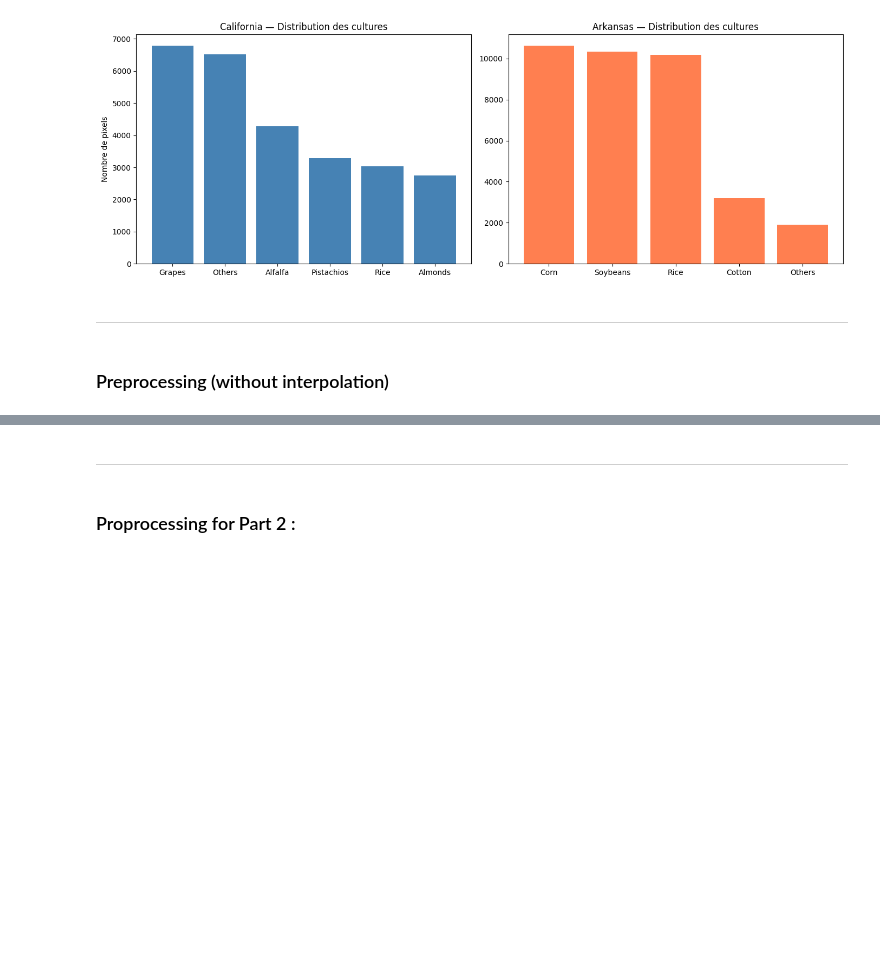
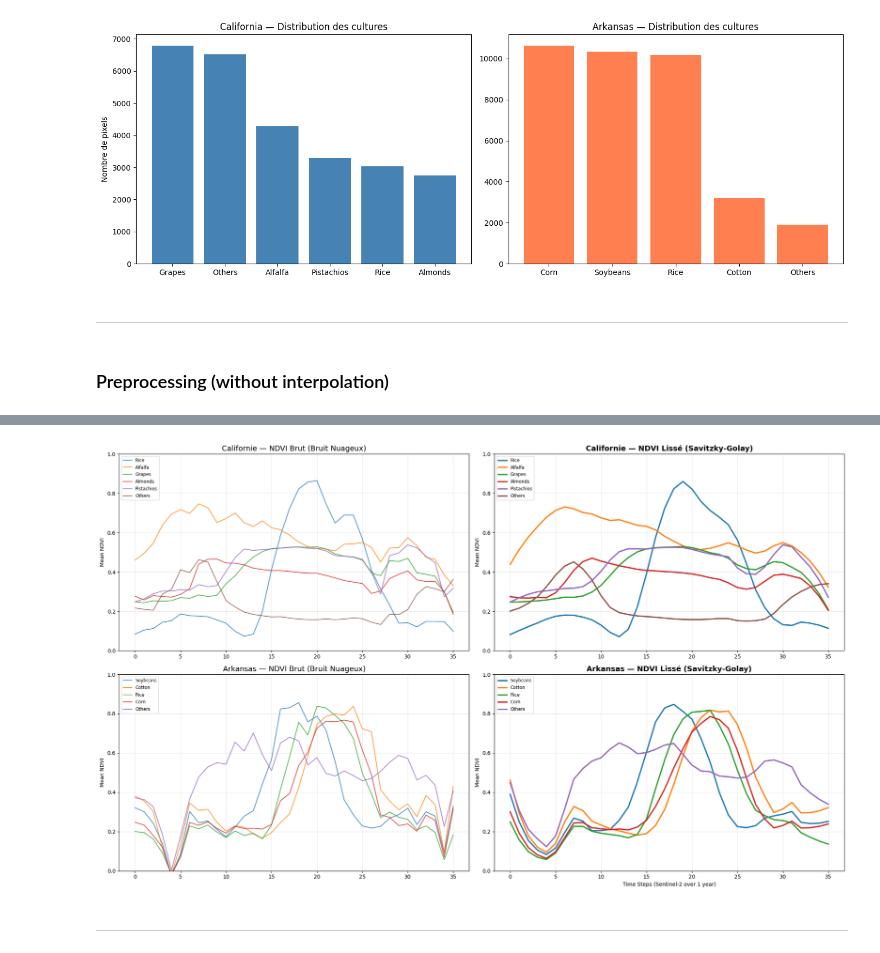
Before and after one commit to xsvmyx/mctnet-crop-classifier, a Jupyter notebook: data/preprocessing.ipynb, the cells around one changed output, grey strips where cells are left out. Cells and saved outputs as stored; diff of their text form; code cells hidden in the pictures; blank space fills up the shorter version.

```diff
--- a/data/preprocessing.ipynb
+++ b/data/preprocessing.ipynb
@@ -181,4 +172,72 @@ print("Prétraitement terminé : Normalisation effectuée et valeurs manquantes
+# %%
+import pandas as pd
+import matplotlib.pyplot as plt
+import numpy as np
+from scipy.signal import savgol_filter
+
+mapping_ca = {3: 'Rice', 36: 'Alfalfa', 69: 'Grapes', 75: 'Almonds', 76: 'Pistachios', 176: 'Others'}
+mapping_ar = {1: 'Soybeans', 2: 'Cotton', 3: 'Rice', 5: 'Corn', 176: 'Others'}
+
+
+# 1. Configuration des axes (2 lignes pour les états, 2 colonnes pour Brut vs Lissé)
+fig, axes = plt.subplots(2, 2, figsize=(20, 12))
+
+ndvi_cols = [f'ndvi_{i}' for i in range(36)]
+x = range(36)
+
+# Paramètres du filtre Savitzky-Golay
+window = 7
+poly = 2
+
+datasets = [
+    (df_california, mapping_ca, 'Californie', 0),
+    (df_arkansas, mapping_ar, 'Arkansas', 1)
+]
+
+
+# nvdi
+for i in range(36):
+
+    nir_cal = df_california[f'd{i}_B8']
+    red_cal = df_california[f'd{i}_B4']
+    df_california[f'ndvi_{i}'] = (nir_cal - red_cal) / (nir_cal + red_cal)
+
+
+    nir_ark = df_arkansas[f'd{i}_B8']
+    red_ark = df_arkansas[f'd{i}_B4']
+    df_arkansas[f'ndvi_{i}'] = (nir_ark - red_ark) / (nir_ark + red_ark)
+
+
+
+
+for df, mapping, state_name, row in datasets:
+    for code, name in mapping.items():
+        subset = df[df['cropland'] == code]
+        if not subset.empty:
+            mean_ndvi = subset[ndvi_cols].mean()
+
+            # --- Plot Brut (Colonne 0) ---
+            axes[row, 0].plot(x, mean_ndvi, label=name, alpha=0.8, linewidth=1.5)
+
+            # --- Plot Lissé (Colonne 1) ---
+            # Le filtre élimine les chutes brutales dues aux nuages
+            smoothed = savgol_filter(mean_ndvi, window_length=window, polyorder=poly)
+            axes[row, 1].plot(x, smoothed, label=name, linewidth=2.5)
+
+    # Style des subplots
+    for col in range(2):
+        axes[row, col].set_ylim(0, 1)
+        axes[row, col].set_ylabel('Mean NDVI')
+        axes[row, col].legend(loc='upper left', fontsize='small')
+        axes[row, col].grid(alpha=0.3)
+
+    axes[row, 0].set_title(f'{state_name} — NDVI Brut (Bruit Nuageux)', fontsize=14)
+    axes[row, 1].set_title(f'{state_name} — NDVI Lissé (Savitzky-Golay)', fontsize=14, fontweight='bold')
+
+plt.xlabel('Time Steps (Sentinel-2 over 1 year)')
+plt.tight_layout()
+plt.show()
+# %% [output]
+[figure, added]
 # %% [markdown]
 ---
-# %% [markdown]
-### Proprocessing for Part 2 :
```
Also changed, not shown: parts of 3 cells of this notebook, 6 other files.
